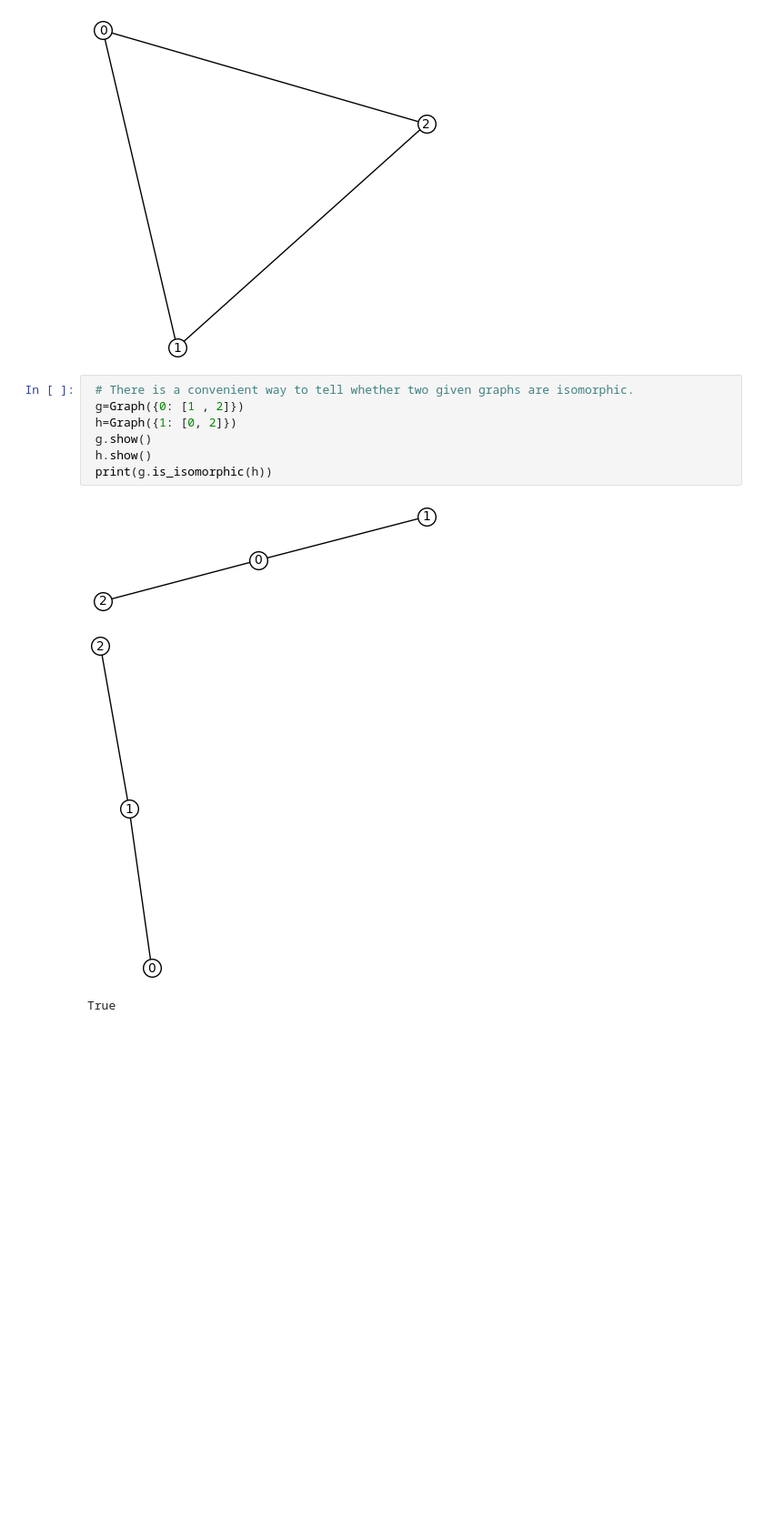
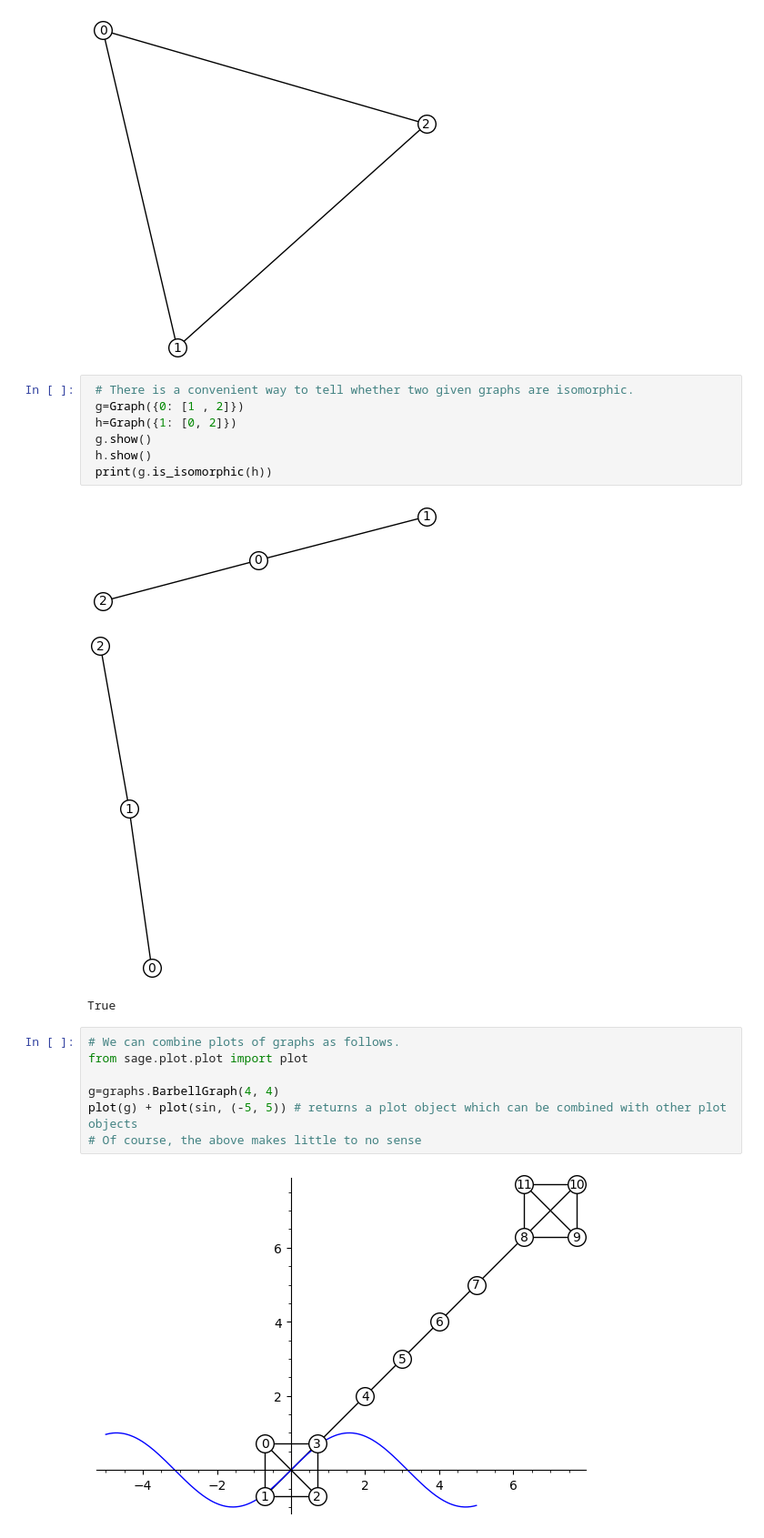
Before and after one commit to pgrepds/sagemath-playground, a Jupyter notebook: graphs.ipynb, the cells around one changed output. Shown: that part at 91% size. Saved outputs shown, nothing was run; the diff lists cells and outputs as text; blank space fills up the shorter version.

Commit message:
added more about graphs

```diff
--- a/graphs.ipynb
+++ b/graphs.ipynb
@@ -228,3 +234,12 @@ Evaluating graphs of order 3
 [figure]
 [figure]
 True
+# %%
+# We can combine plots of graphs as follows.
+from sage.plot.plot import plot
+
+g=graphs.BarbellGraph(4, 4)
+plot(g) + plot(sin, (-5, 5)) # returns a plot object which can be combined with other plot objects
+# Of course, the above makes little to no sense
+# %% [output]
+[figure, added]
```
Also changed, not shown: parts of 8 cells of this notebook, 1 other file.
